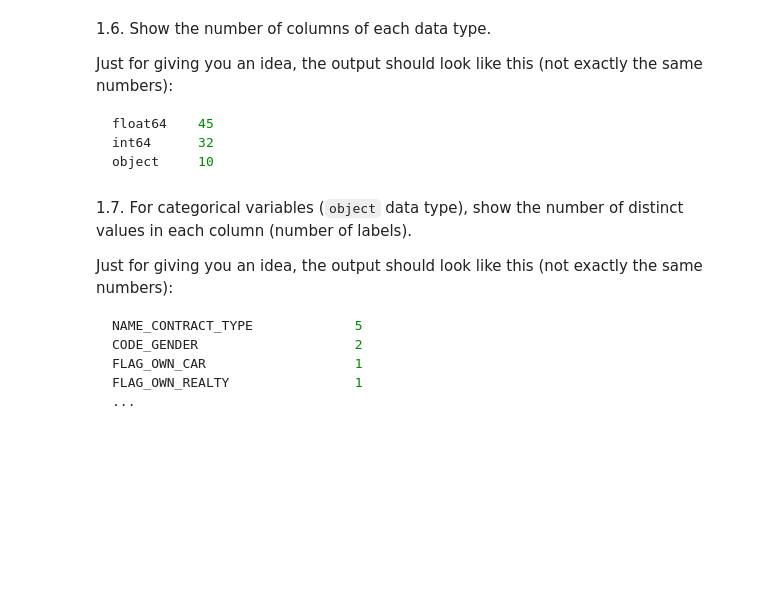
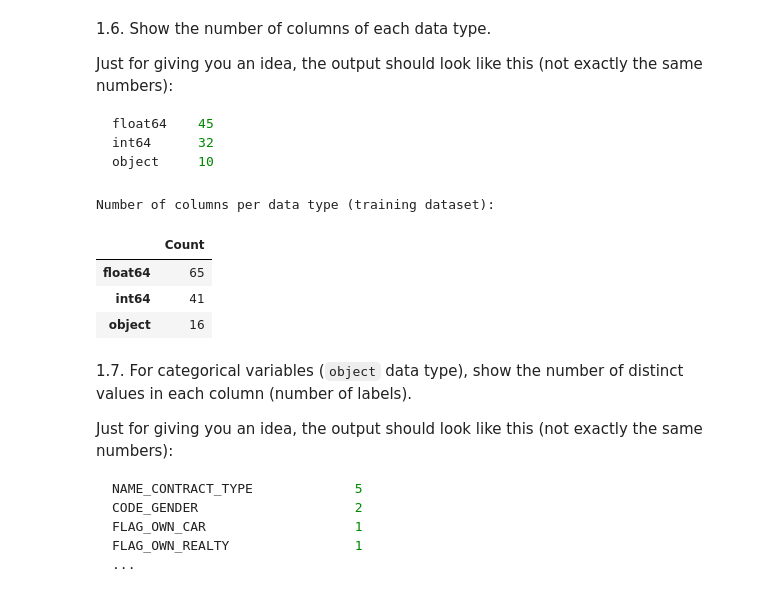
Before and after one commit to ferwuy/ml-anyoneai-sprint2, a Jupyter notebook: AnyoneAI - Sprint Project 02.ipynb, the cells around one changed output. Drawn from its saved outputs; the diff is of its cells as text; code cells hidden in the pictures; blank space fills up the shorter version.

```diff
--- a/AnyoneAI - Sprint Project 02.ipynb
+++ b/AnyoneAI - Sprint Project 02.ipynb
@@ -230,3 +211,27 @@ object     10
+# %%
+# 1.6 Show the number of columns of each data type (single clean output)
+# Extract the dtype Series from the training DataFrame
+dtypes = app_train.dtypes  # pandas Series: column_name -> dtype
+
+# Aggregate counts per dtype
+dtype_counts = dtypes.value_counts()  # Unique dtype -> number of columns
+
+# Build a summary DataFrame with counts and percentage share
+dtype_summary = (dtype_counts
+                 .to_frame(name='Count')  # Convert to DataFrame with column name 'Count'
+                )
+
+# Print a concise header (avoid duplicating detailed lines below)
+print("Number of columns per data type (training dataset):")  # Context header
+
+# Display the summary table only once (prevents duplicated appearance)
+display(dtype_summary)  # Jupyter-friendly formatted table
+# %% [output]
+Number of columns per data type (training dataset):
+|  | Count |
+| float64 | 65 |
+| int64 | 41 |
+| object | 16 |
 # %% [markdown]
 1.7. For categorical variables (`object` data type), show the number of distinct values in each column (number of labels).
 
```
Also changed, not shown: parts of 2 cells of this notebook.
